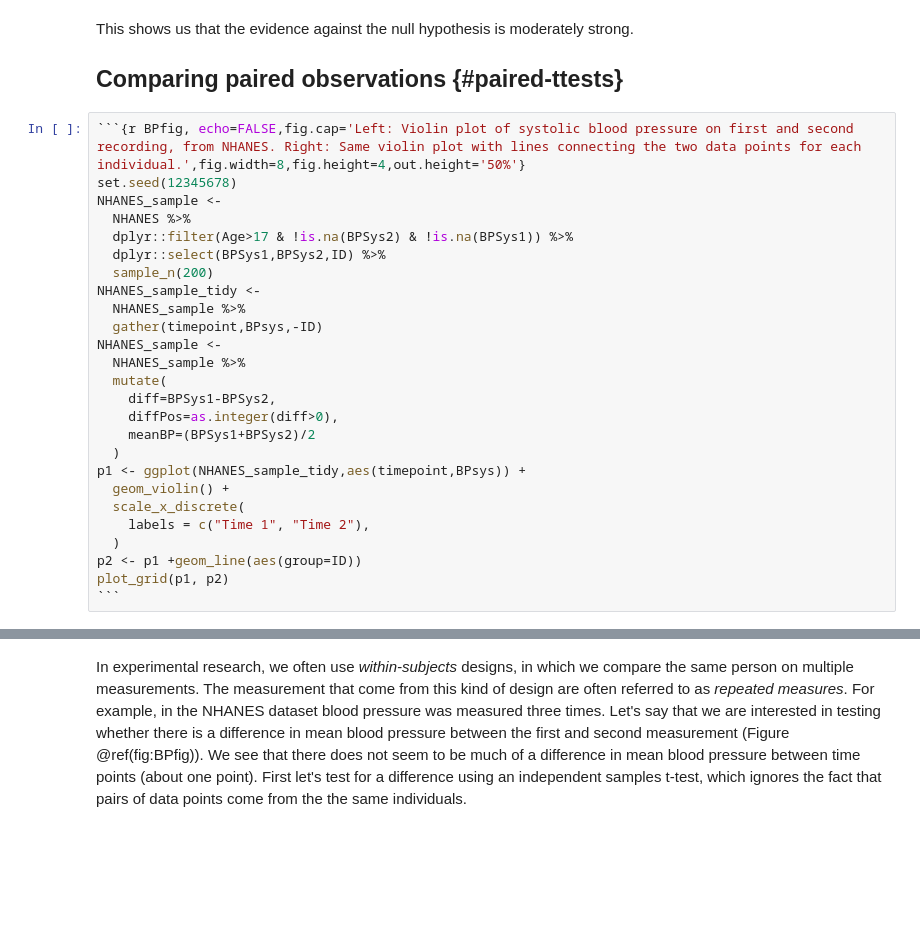
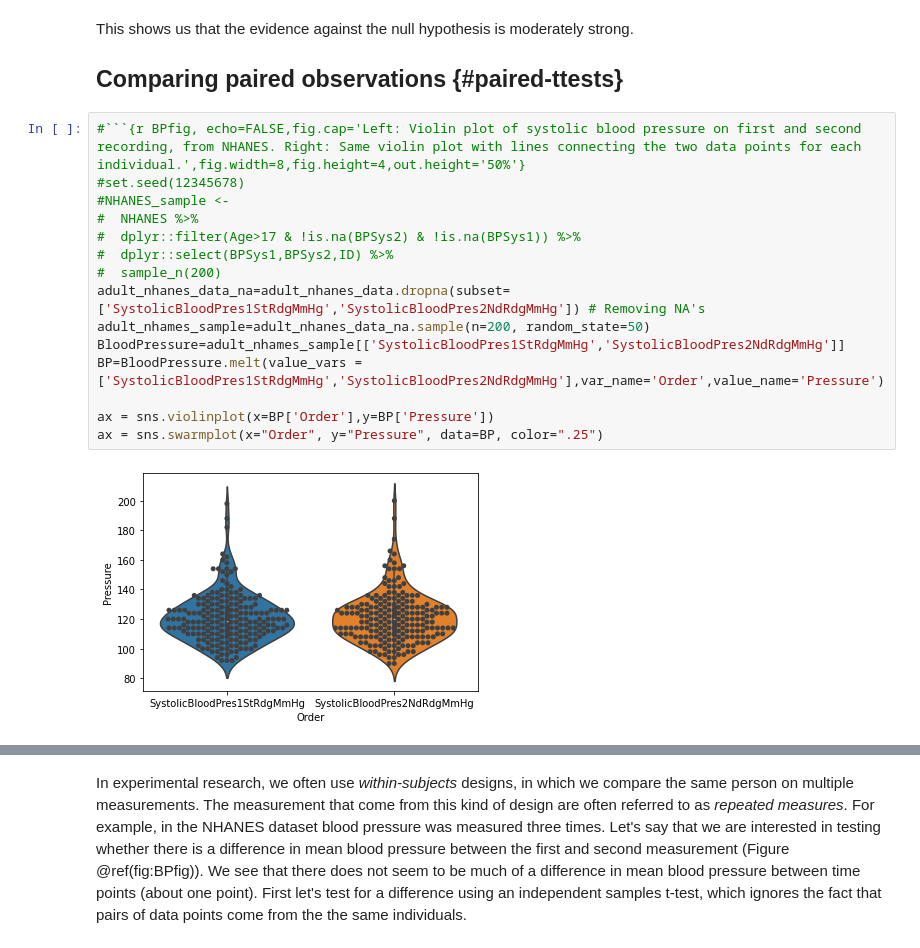
Before and after one commit to john-s-butler-dit/statsthinking21-python, a Jupyter notebook: notebooks/15-ComparingMeans.ipynb, the cells around one changed output, grey strips where cells are left out. Cells and saved outputs as stored; diff of their text form; blank space fills up the shorter version.

Commit message:
Very Rough Draft 15 Comparing Means

````diff
--- a/notebooks/15-ComparingMeans.ipynb
+++ b/notebooks/15-ComparingMeans.ipynb
@@ -181,28 +191,19 @@ This shows us that the evidence against the null hypothesis is moderately strong
 
 ## Comparing paired observations {#paired-ttests}
 # %%
-```{r BPfig, echo=FALSE,fig.cap='Left: Violin plot of systolic blood pressure on first and second recording, from NHANES. Right: Same violin plot with lines connecting the two data points for each individual.',fig.width=8,fig.height=4,out.height='50%'}
-set.seed(12345678)
-NHANES_sample <-
-  NHANES %>%
-  dplyr::filter(Age>17 & !is.na(BPSys2) & !is.na(BPSys1)) %>%
-  dplyr::select(BPSys1,BPSys2,ID) %>%
-  sample_n(200)
-NHANES_sample_tidy <-
-  NHANES_sample %>%
-  gather(timepoint,BPsys,-ID)
-NHANES_sample <-
-  NHANES_sample %>%
-  mutate(
-    diff=BPSys1-BPSys2,
-    diffPos=as.integer(diff>0),
-    meanBP=(BPSys1+BPSys2)/2
-  )
-p1 <- ggplot(NHANES_sample_tidy,aes(timepoint,BPsys)) +
-  geom_violin() +
-  scale_x_discrete(
-    labels = c("Time 1", "Time 2"),
-  )
-p2 <- p1 +geom_line(aes(group=ID))
-plot_grid(p1, p2)
-```
+#```{r BPfig, echo=FALSE,fig.cap='Left: Violin plot of systolic blood pressure on first and second recording, from NHANES. Right: Same violin plot with lines connecting the two data points for each individual.',fig.width=8,fig.height=4,out.height='50%'}
+#set.seed(12345678)
+#NHANES_sample <-
+#  NHANES %>%
+#  dplyr::filter(Age>17 & !is.na(BPSys2) & !is.na(BPSys1)) %>%
+#  dplyr::select(BPSys1,BPSys2,ID) %>%
+#  sample_n(200)
+adult_nhanes_data_na=adult_nhanes_data.dropna(subset=['SystolicBloodPres1StRdgMmHg','SystolicBloodPres2NdRdgMmHg']) # Removing NA's
+adult_nhames_sample=adult_nhanes_data_na.sample(n=200, random_state=50)
+BloodPressure=adult_nhames_sample[['SystolicBloodPres1StRdgMmHg','SystolicBloodPres2NdRdgMmHg']]
+BP=BloodPressure.melt(value_vars = ['SystolicBloodPres1StRdgMmHg','SystolicBloodPres2NdRdgMmHg'],var_name='Order',value_name='Pressure')
+
+ax = sns.violinplot(x=BP['Order'],y=BP['Pressure'])
+ax = sns.swarmplot(x="Order", y="Pressure", data=BP, color=".25")
+# %% [output]
+[figure, added]
````
Also changed, not shown: parts of 22 cells of this notebook, 1 other file.
